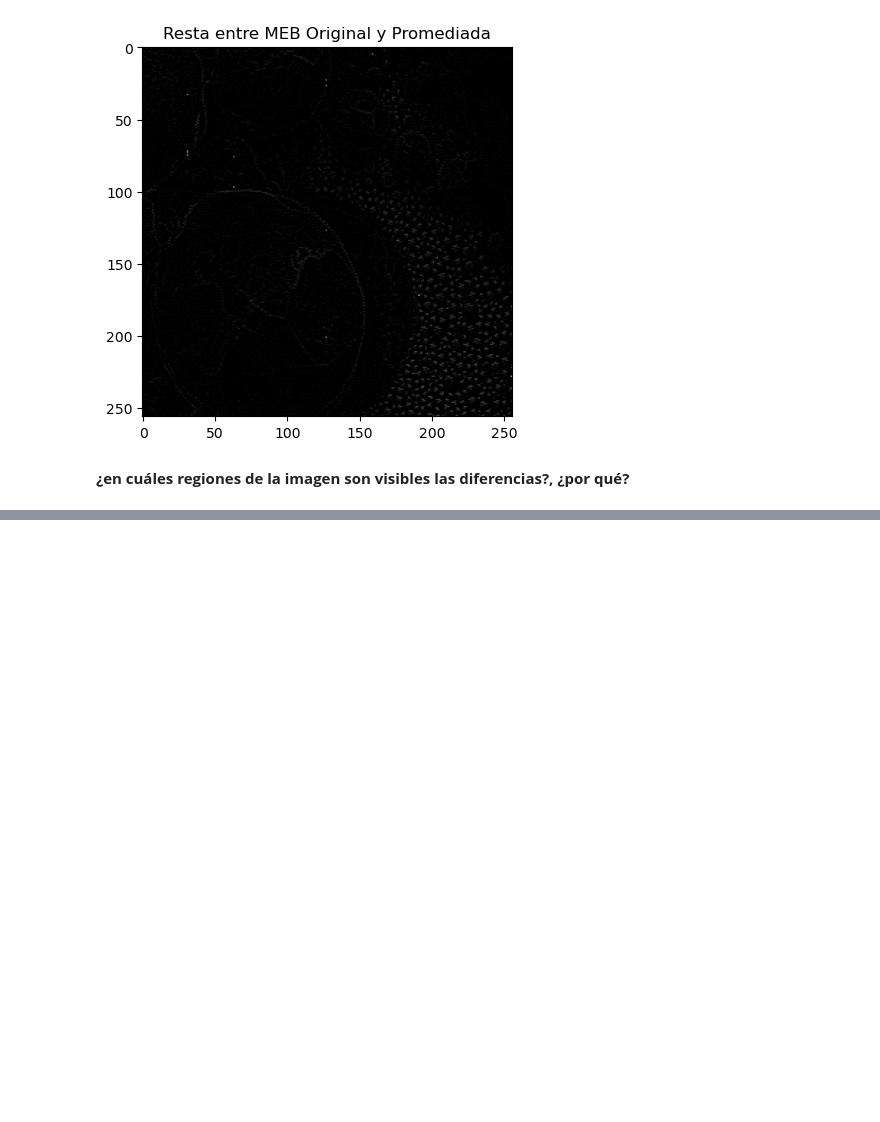
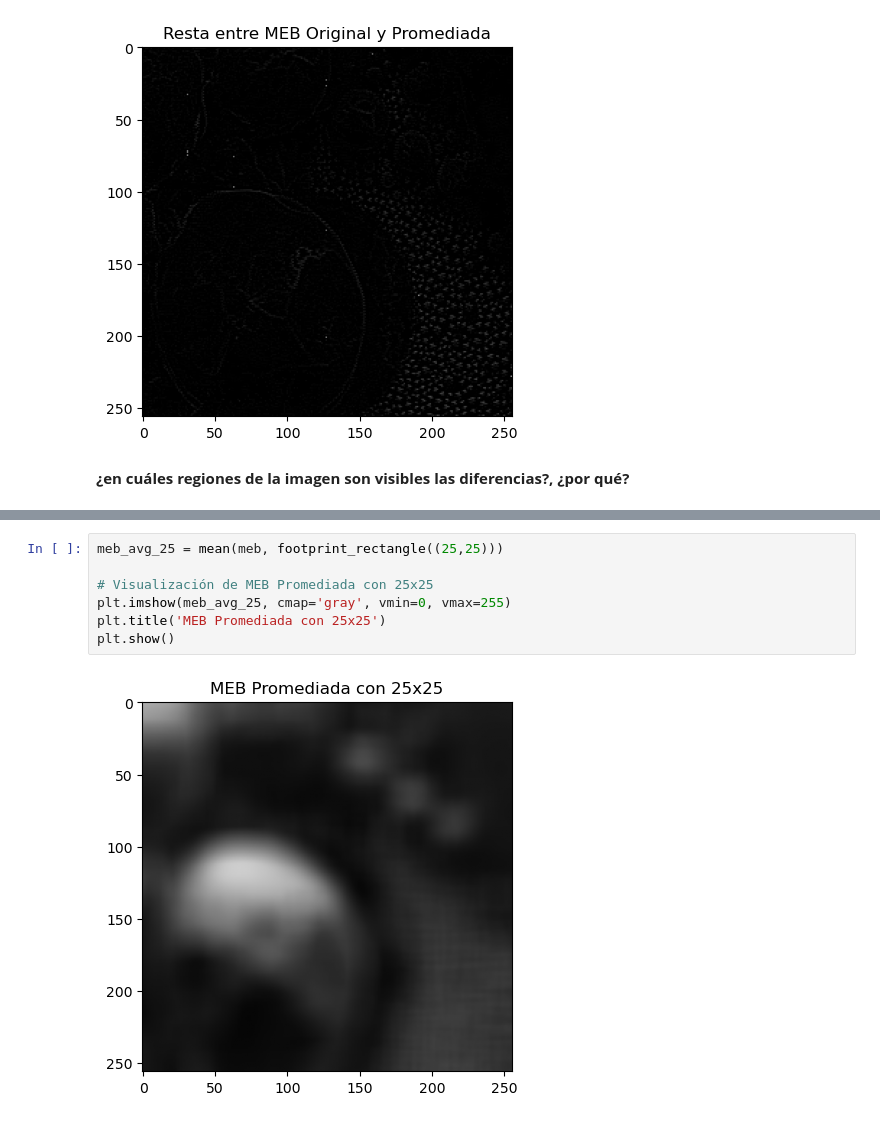
Before and after one commit to ImagenesYVision/Taller5, a Jupyter notebook: Taller5.ipynb, the cells around one changed output, grey strips where cells are left out. Cells and saved outputs as stored; diff of their text form; blank space fills up the shorter version.

```diff
--- a/Taller5.ipynb
+++ b/Taller5.ipynb
@@ -65,0 +163,9 @@ plt.show()
+# %%
+meb_avg_25 = mean(meb, footprint_rectangle((25,25)))
+
+# Visualización de MEB Promediada con 25x25
+plt.imshow(meb_avg_25, cmap='gray', vmin=0, vmax=255)
+plt.title('MEB Promediada con 25x25')
+plt.show()
+# %% [output]
+[figure, added]
```
Also changed, not shown: parts of 8 cells of this notebook.
